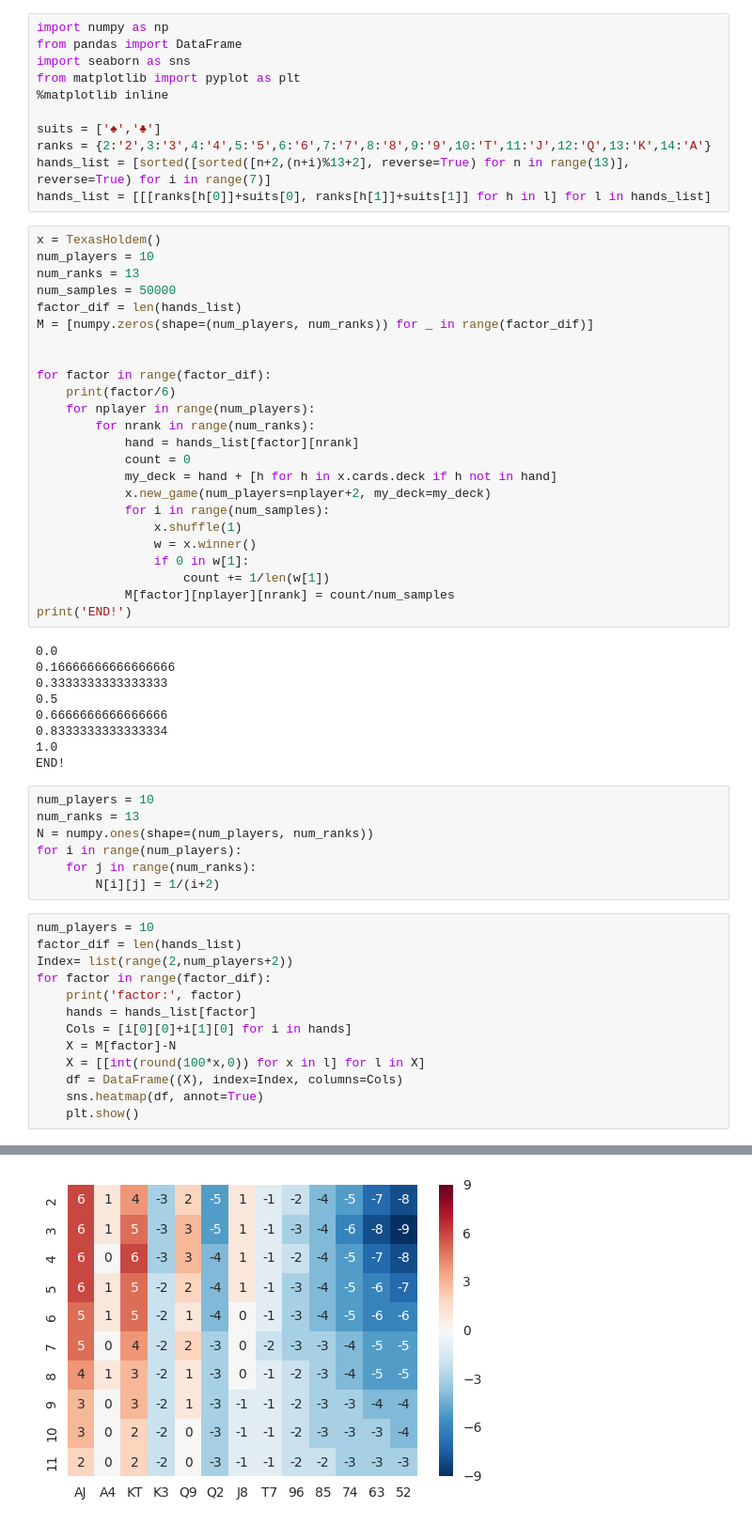
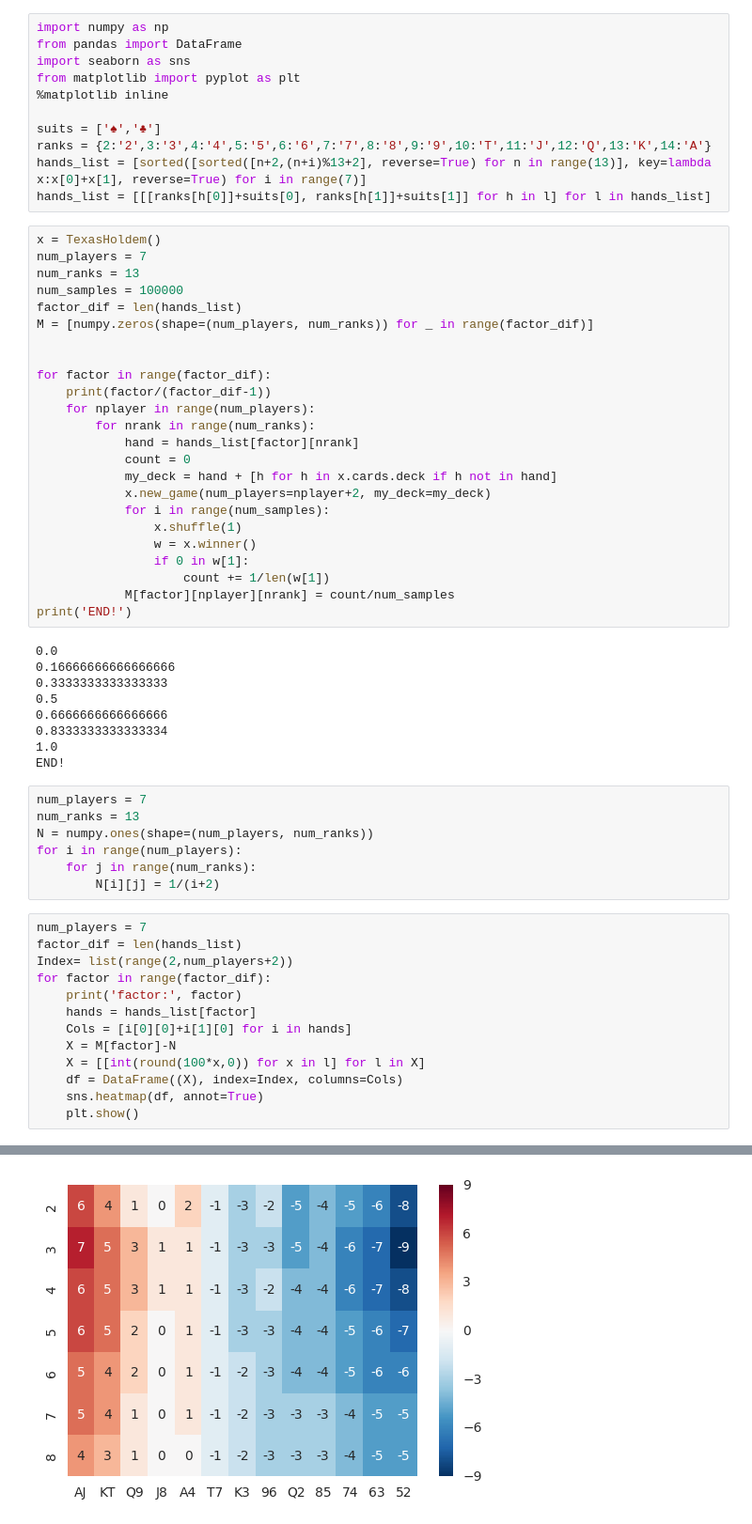
Before and after one commit to nullhack/poker, a Jupyter notebook: Poker Simulator Tests.ipynb, the cells around one changed output, grey strips where cells are left out. Shown: that part at 94% size. Drawn from its saved outputs; the diff is of its cells as text.

```diff
--- a/Poker Simulator Tests.ipynb
+++ b/Poker Simulator Tests.ipynb
@@ -26,19 +26,19 @@ from matplotlib import pyplot as plt
 
 suits = ['♠','♣']
 ranks = {2:'2',3:'3',4:'4',5:'5',6:'6',7:'7',8:'8',9:'9',10:'T',11:'J',12:'Q',13:'K',14:'A'}
-hands_list = [sorted([sorted([n+2,(n+i)%13+2], reverse=True) for n in range(13)], reverse=True) for i in range(7)]
+hands_list = [sorted([sorted([n+2,(n+i)%13+2], reverse=True) for n in range(13)], key=lambda x:x[0]+x[1], reverse=True) for i in range(7)]
 hands_list = [[[ranks[h[0]]+suits[0], ranks[h[1]]+suits[1]] for h in l] for l in hands_list]
 # %%
 x = TexasHoldem()
-num_players = 10
+num_players = 7
 num_ranks = 13
-num_samples = 50000
+num_samples = 100000
 factor_dif = len(hands_list)
 M = [numpy.zeros(shape=(num_players, num_ranks)) for _ in range(factor_dif)]
 
 
 for factor in range(factor_dif):
-    print(factor/6)
+    print(factor/(factor_dif-1))
     for nplayer in range(num_players):
         for nrank in range(num_ranks):
             hand = hands_list[factor][nrank]
@@ -62,14 +62,14 @@ print('END!')
 1.0
 END!
 # %%
-num_players = 10
+num_players = 7
 num_ranks = 13
 N = numpy.ones(shape=(num_players, num_ranks))
 for i in range(num_players):
     for j in range(num_ranks):
         N[i][j] = 1/(i+2)
 # %%
-num_players = 10
+num_players = 7
 factor_dif = len(hands_list)
 Index= list(range(2,num_players+2))
 for factor in range(factor_dif):
@@ -91,3 +91,3 @@ factor: 2
 factor: 3
-[figure, old version]
+[figure, new version]
 factor: 4
```
Also changed, not shown: parts of 2 cells of this notebook.
